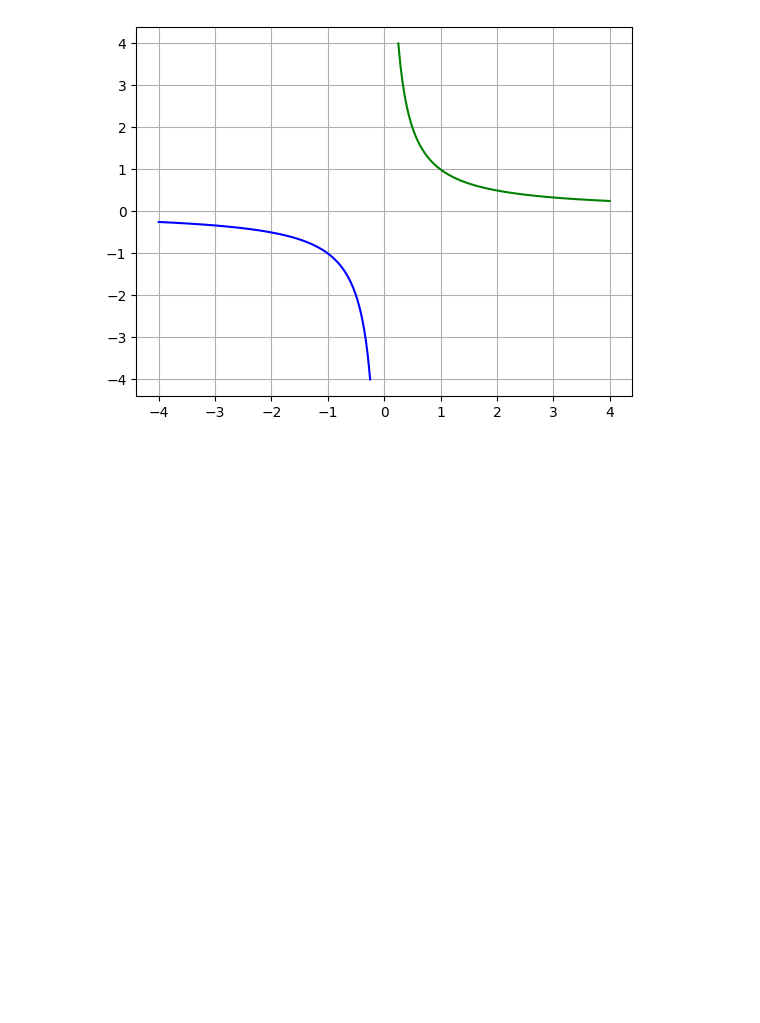
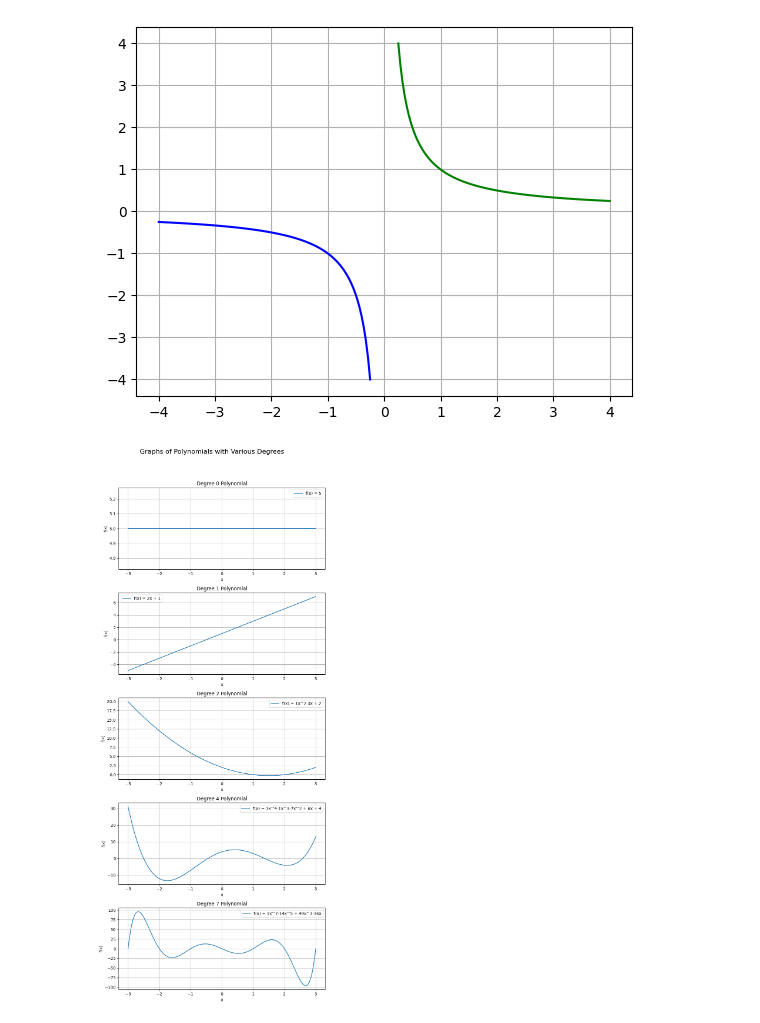
Before and after one commit to nv-mldev/math-bootcamp, a Jupyter notebook: chapters/algebra/scripts.ipynb, the cells around one changed output. Cells and saved outputs as stored; diff of their text form; code cells hidden in the pictures; blank space fills up the shorter version.

Commit message:
added polynomials

```diff
--- a/chapters/algebra/scripts.ipynb
+++ b/chapters/algebra/scripts.ipynb
@@ -195,3 +195,60 @@ plt.grid()
 plt.show()
 # %% [output]
 [figure]
+# %%
+import numpy as np
+import matplotlib.pyplot as plt
+
+# Define the x range
+x = np.linspace(-3, 3, 400)
+
+# Define polynomials with coefficients (highest degree first):
+# Degree 0: f(x) = 5
+# Degree 1: f(x) = 2x + 1
+# Degree 2: f(x) = x^2 - 3x + 2
+# Degree 4: f(x) = x^4 - 5x^2 + 4
+# Degree 7: f(x) = x^7 - 3x^5 + 2x^3 - x + 1
+polynomials = {
+    0: [5],
+    1: [2, 1],
+    2: [1, -3, 2],
+    4: [1, -1, -7, 6, 4],
+    7: [1, 0, -14, 0, 49, 0, -36,0]
+}
+
+# Create a figure with one subplot per polynomial
+fig, axs = plt.subplots(len(polynomials), 1, figsize=(8, 20))
+fig.suptitle("Graphs of Polynomials with Various Degrees", fontsize=16)
+
+for ax, (degree, coeffs) in zip(axs, polynomials.items()):
+    # Evaluate the polynomial using numpy.polyval
+    y = np.polyval(coeffs, x)
+
+    # Build a string representation of the polynomial for the legend
+    poly_str = ""
+    for i, coef in enumerate(coeffs):
+        exp = degree - i
+        # Skip zero coefficients
+        if coef == 0:
+            continue
+        # Add a plus sign for positive coefficients (if not the first term)
+        sign = " + " if coef > 0 and i > 0 else ""
+        if exp > 1:
+            poly_str += f"{sign}{coef}x^{exp}"
+        elif exp == 1:
+            poly_str += f"{sign}{coef}x"
+        else:
+            poly_str += f"{sign}{coef}"
+
+    # Plot the polynomial
+    ax.plot(x, y, label=f"f(x) = {poly_str}")
+    ax.set_title(f"Degree {degree} Polynomial")
+    ax.set_xlabel("x")
+    ax.set_ylabel("f(x)")
+    ax.legend()
+    ax.grid(True)
+
+plt.tight_layout(rect=[0, 0.03, 1, 0.95])
+plt.show()
+# %% [output]
+[figure, added]
```
Also changed, not shown: parts of 1 cell of this notebook, 15 other files.
